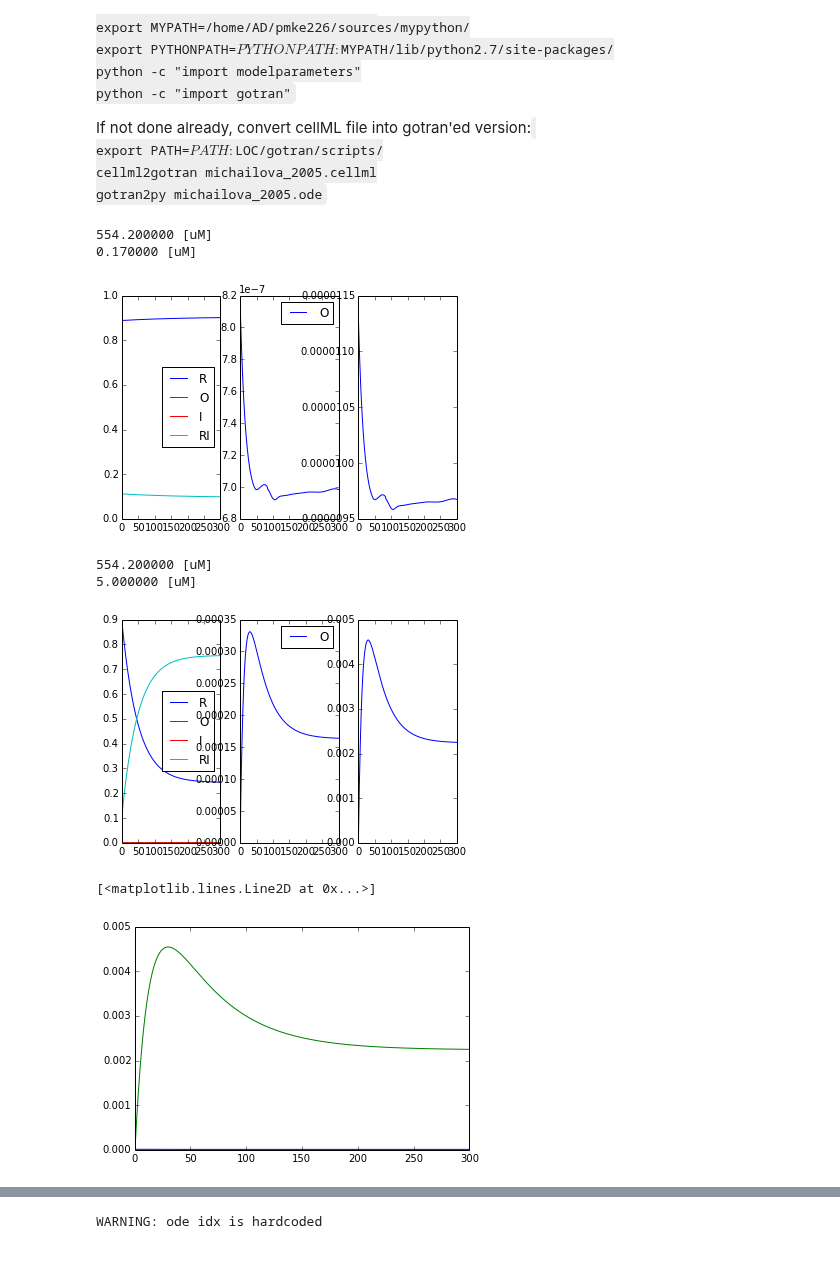
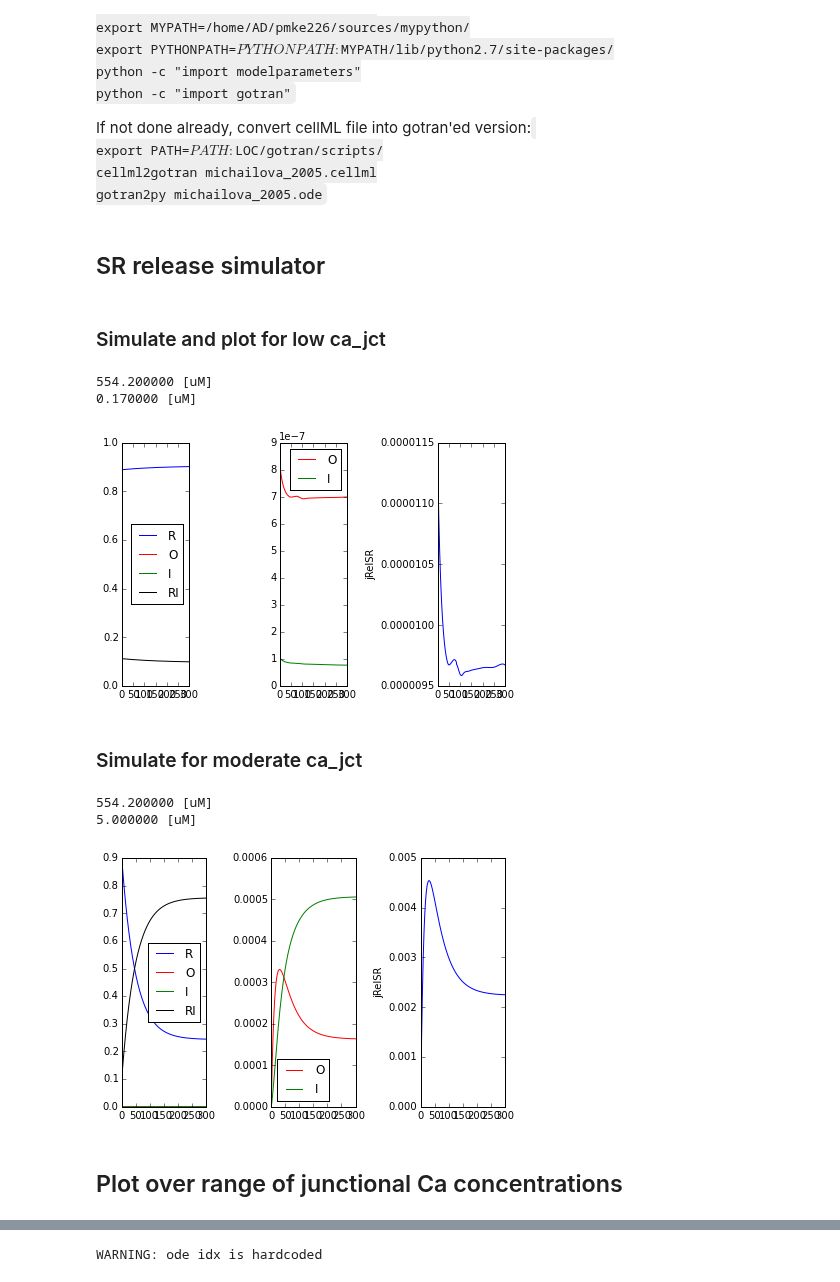
Before and after one commit to huskeypm/wholecell, a Jupyter notebook: simpleRyR.ipynb, the cells around one changed output, grey strips where cells are left out. Drawn from its saved outputs; the diff is of its cells as text; code cells hidden in the pictures.

Commit message:
Rerun notebook; added EC gain plot

```diff
--- a/simpleRyR.ipynb
+++ b/simpleRyR.ipynb
@@ -20,27 +20,33 @@ gotran2py  michailova_2005.ode
 %load_ext autoreload
 %autoreload 2
 # %%
-import simple as model
+import simpleRyR as model
 
 idxR=model.state_indices("R")
 idxO=model.state_indices("O")
 idxI=model.state_indices("I")
+idxjSR = 0 # model.monitor_indices("j_rel_SR")
 # %%
 def plotter(model,tsteps,states,monitored):
     plt.subplot(1,3,1)
     RI =1- np.sum(states[:,[idxR,idxO,idxI]],axis=1)
-    plt.plot(tsteps,states[:,idxR], label="R")
-    plt.plot(tsteps,states[:,idxO], label="O")
-    plt.plot(tsteps,states[:,idxI], label="I")
-    plt.plot(tsteps,RI, label="RI")
+    plt.plot(tsteps,states[:,idxR], 'b',label="R")
+    plt.plot(tsteps,states[:,idxO], 'r',label="O")
+    plt.plot(tsteps,states[:,idxI], 'g',label="I")
+    plt.plot(tsteps,RI, 'k',label="RI")
     plt.legend(loc=0)
 
     plt.subplot(1,3,2)
-    plt.plot(tsteps,states[:,idxO], label="O")
+    plt.plot(tsteps,states[:,idxO], 'r',label="O")
+    plt.plot(tsteps,states[:,idxI], 'g',label="I")
     plt.legend(loc=0)
 
     plt.subplot(1,3,3)
-    plt.plot(tsteps[1:],monitored[:,0])
+    plt.ylabel("jRelSR")
+    plt.plot(tsteps[1:],monitored[:,idxjSR])
+    plt.tight_layout()
+# %% [markdown]
+## SR release simulator
 # %%
 s=model.init_state_values()
 p=model.init_parameter_values()
@@ -71,14 +77,19 @@ def doit(ca_jct=1.7e-4,# [mM]
     monitors = ["j_rel_SR"]
     sp,monitored = gu.RunnerMonitor(model,tsteps,s,p,monitors)
     return states,p,monitored
+# %% [markdown]
+### Simulate and plot for low ca_jct
 # %%
-sB,pB,mB = doit()
+sB,pB,mB = doit(ca_jct=1.7e-4 # [mM]
+                )
 #print np.shape(sB)
 plotter(model,tsteps,sB,mB)
 # %% [output]
 554.200000 [uM]
 0.170000 [uM]
-[figure, old version]
+[figure, new version]
+# %% [markdown]
+### Simulate for moderate ca_jct
 # %%
 sS,pS,mS = doit(ca_jct=5e-3,# [mM]
                 ca_SR = 0.5542 #[mM]
@@ -88,12 +99,8 @@ plotter(model,tsteps,sS,mS)
 # %% [output]
 554.200000 [uM]
 5.000000 [uM]
-[figure, old version]
+[figure, new version]
-# %%
-plt.plot(tsteps[1:],mB[:,0])
-plt.plot(tsteps[1:],mS[:,0])
-# %% [output]
-[<matplotlib.lines.Line2D at 0x...>]
-[figure, removed]
+# %% [markdown]
+## Plot over range of junctional Ca concentrations
 # %%
 mM_to_uM=1e3
```
Also changed, not shown: parts of 5 cells of this notebook.
